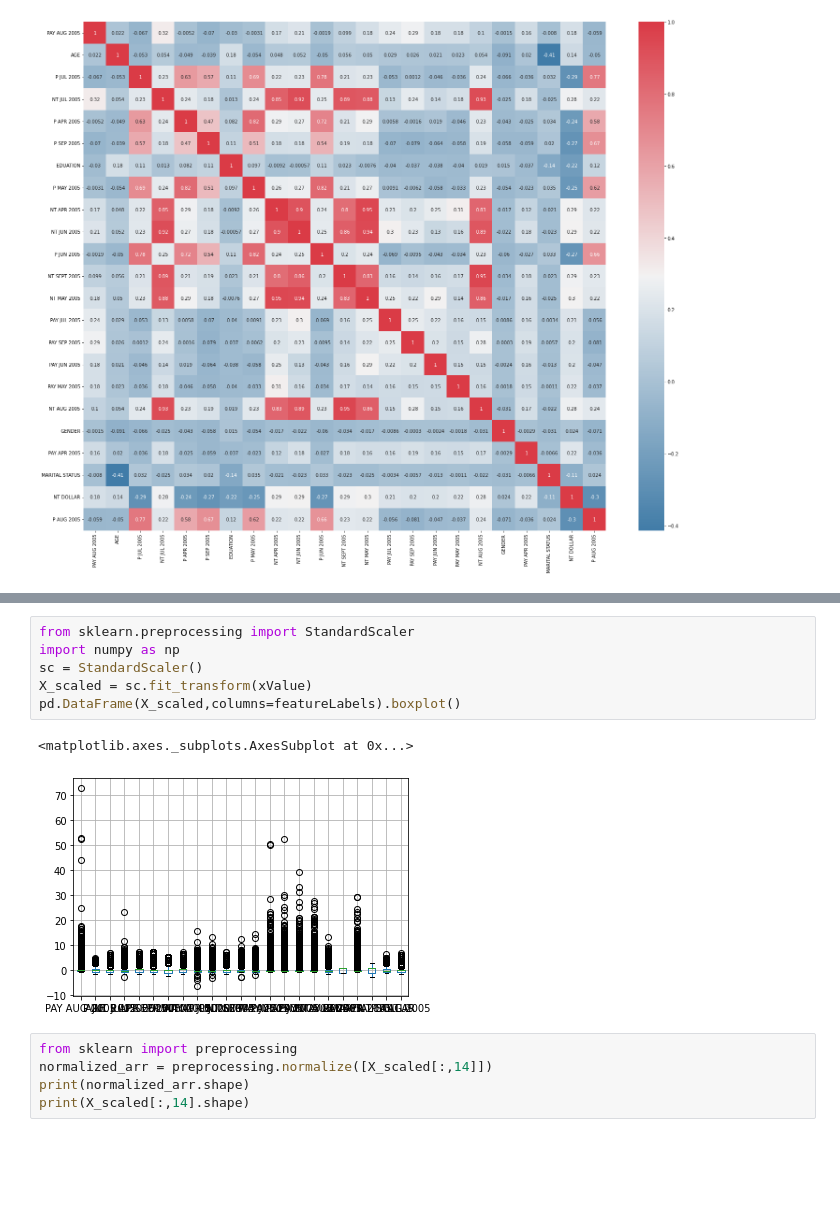
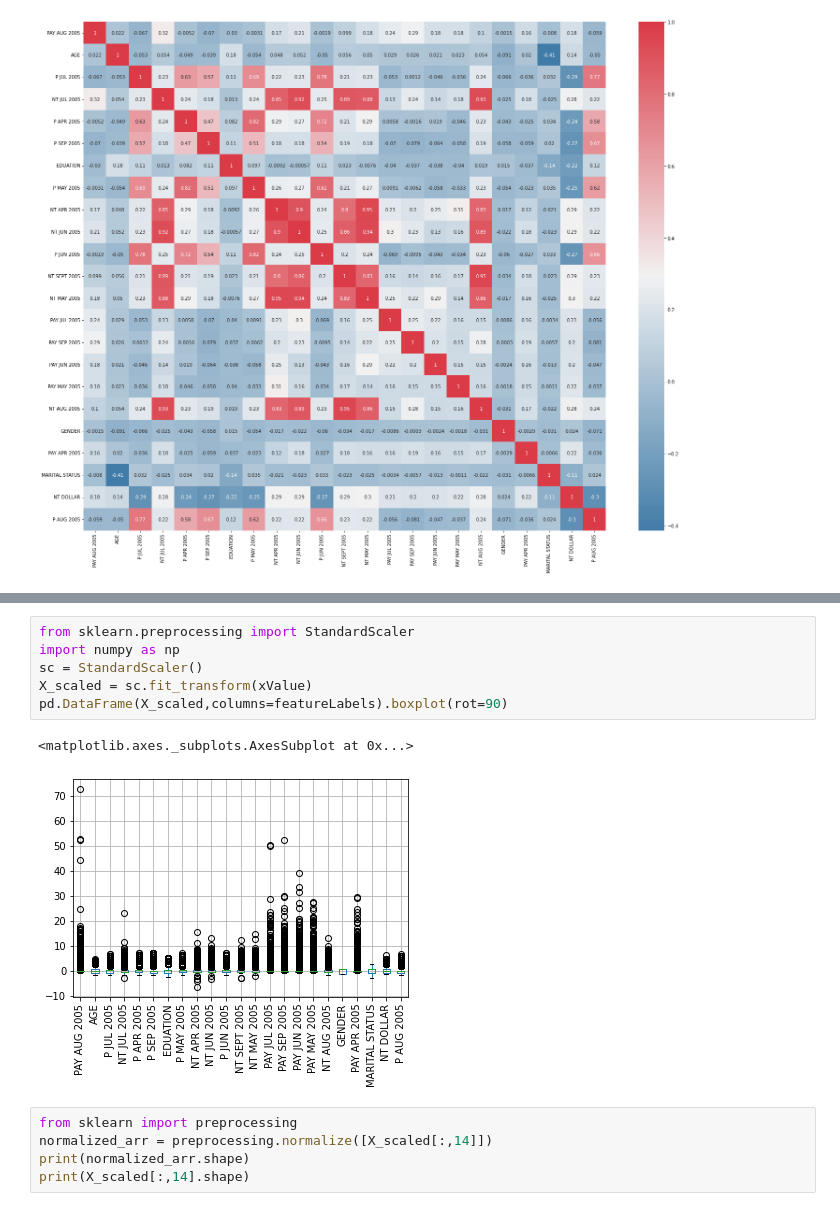
Before and after one commit to PosgradoMNA/actividades-del-projecto-team-64, a Jupyter notebook: TAREA_SEMANA_4.ipynb, the cells around one changed output, grey strips where cells are left out. Drawn from its saved outputs; the diff is of its cells as text; blank space fills up the shorter version.

```diff
--- a/TAREA_SEMANA_4.ipynb
+++ b/TAREA_SEMANA_4.ipynb
@@ -82,12 +113,12 @@ xValue.boxplot()
 # %%
 from sklearn.preprocessing import StandardScaler
 import numpy as np
 sc = StandardScaler()
 X_scaled = sc.fit_transform(xValue)
-pd.DataFrame(X_scaled,columns=featureLabels).boxplot()
+pd.DataFrame(X_scaled,columns=featureLabels).boxplot(rot=90)
 # %% [output]
 <matplotlib.axes._subplots.AxesSubplot at 0x...>
-[figure, old version]
+[figure, new version]
 # %%
 from sklearn import preprocessing
 normalized_arr = preprocessing.normalize([X_scaled[:,14]])
```
Also changed, not shown: parts of 18 cells of this notebook.
